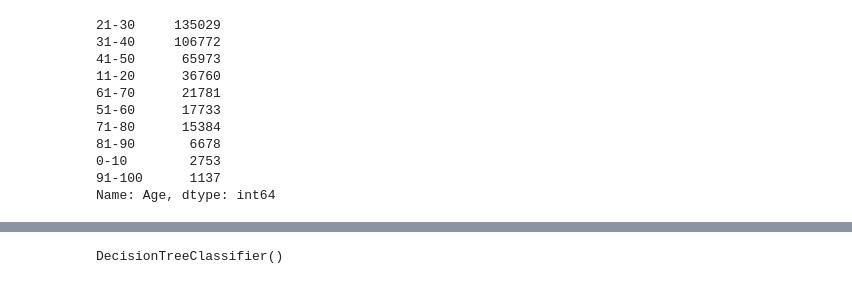
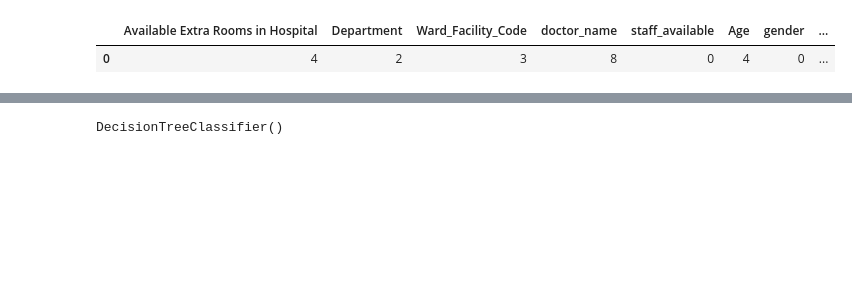
Before and after one commit to SebastianArrua/Datathon, a Jupyter notebook: ML.ipynb, the cells around one changed output, grey strips where cells are left out. Cells and saved outputs as stored; diff of their text form; code cells hidden in the pictures; blank space fills up the shorter version.

```diff
--- a/ML.ipynb
+++ b/ML.ipynb
@@ -53,14 +76,0 @@ df['Heart disease'] = condicion[:,4]
-# %%
-df.Age.value_counts()
-# %% [output]
-21-30     135029
-31-40     106772
-41-50      65973
-11-20      36760
-61-70      21781
-51-60      17733
-71-80      15384
-81-90       6678
-0-10        2753
-91-100      1137
-Name: Age, dtype: int64
@@ -74,0 +93,5 @@ selector = SelectKBest(mutual_info_regression, k=4)
+# %%
+df.head(1)
+# %% [output]
+|  | Available Extra Rooms in Hospital | Department | Ward_Facility_Code | doctor_name | staff_available | Age | gender | ... |
+| 0 | 4 | 2 | 3 | 8 | 0 | 4 | 0 | ... |
```
Also changed, not shown: parts of 41 cells of this notebook, 3 other files.
